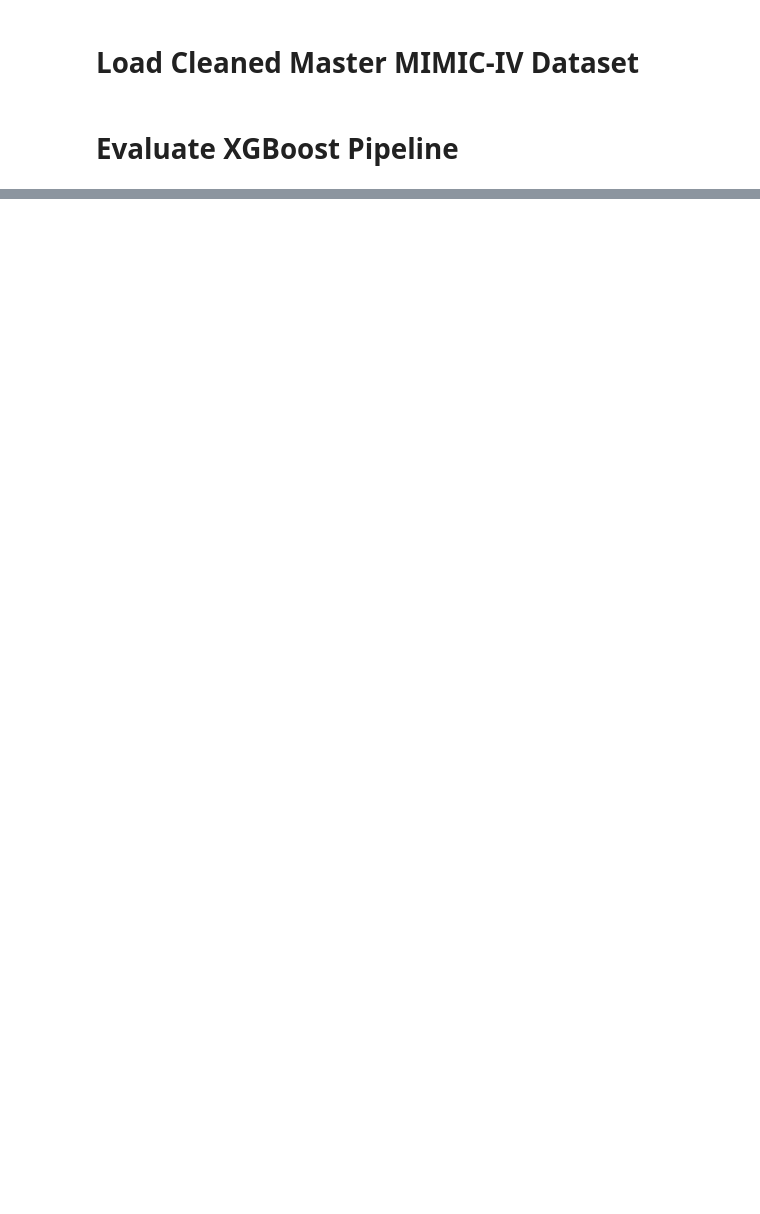
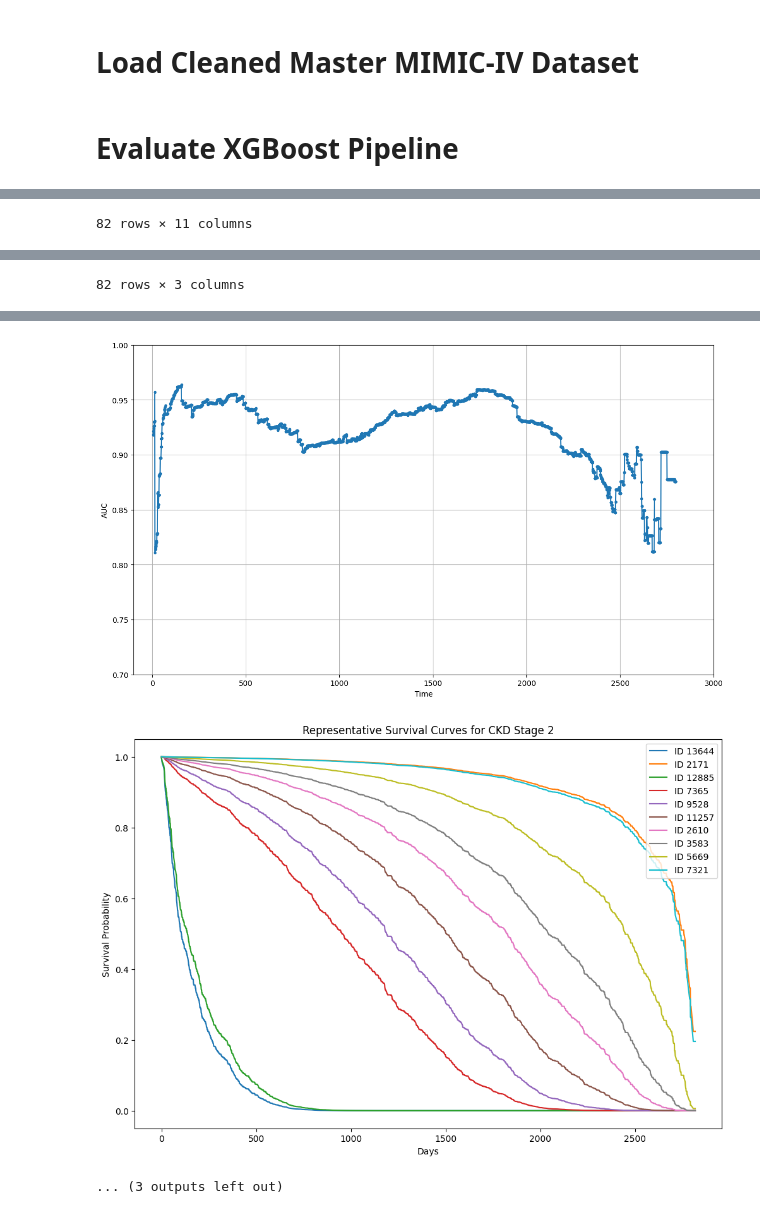
Before and after one commit to vironix-health/CKD-ZD-project, a Jupyter notebook: experiments/XGboost_MIMIC.ipynb, the cells around one changed output, grey strips where cells are left out. Saved outputs shown, nothing was run; the diff lists cells and outputs as text; code cells hidden in the pictures; blank space fills up the shorter version.

```diff
--- a/experiments/XGboost_MIMIC.ipynb
+++ b/experiments/XGboost_MIMIC.ipynb
@@ -43,3 +43,5 @@ XGboost_cfg = {
 }
 
 driver = Driver(XGboost_cfg, df_master, df_base)
+driver.ClassicalLearningPipe()
+# %% [output]
@@ -45,0 +97 @@ driver = Driver(XGboost_cfg, df_master, df_base)
+82 rows × 11 columns
@@ -45,0 +111 @@ driver = Driver(XGboost_cfg, df_master, df_base)
+82 rows × 3 columns
@@ -45,0 +113,3 @@ driver = Driver(XGboost_cfg, df_master, df_base)
+[figure, added]
+[figure, added]
+... (3 outputs left out)
```
Also changed, not shown: parts of 2 cells of this notebook, 2 other files.
